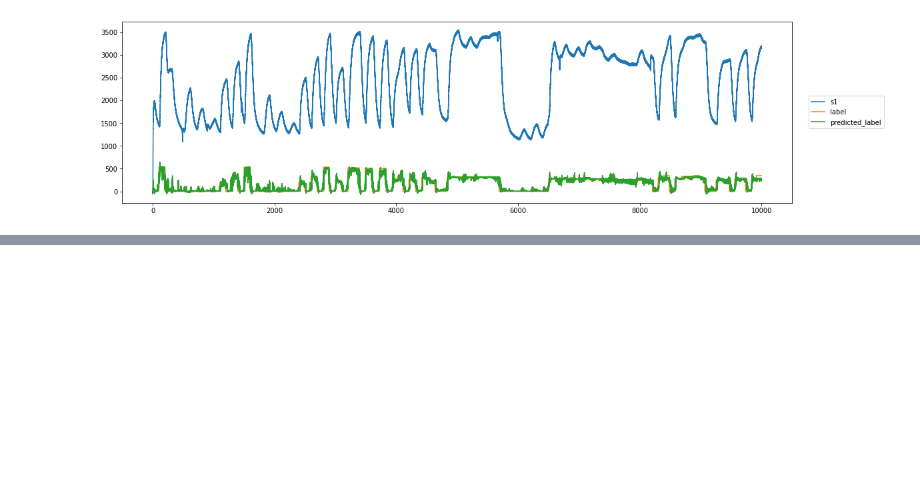
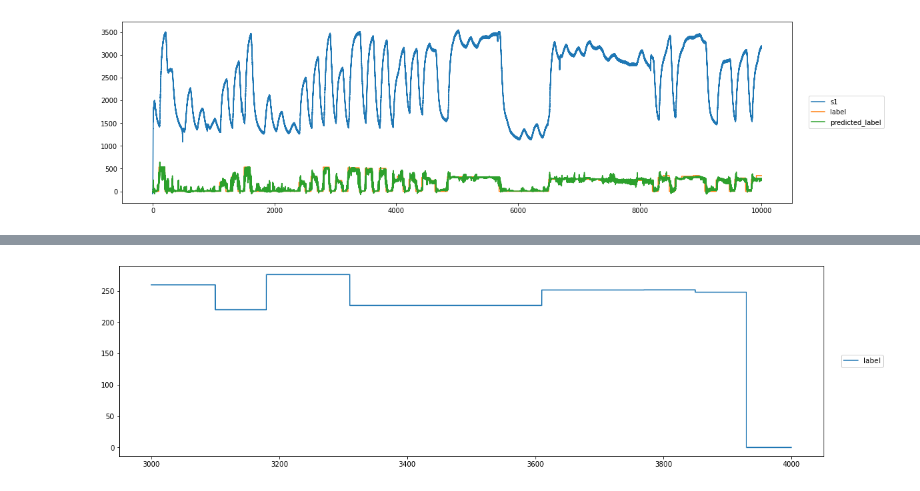
Before and after one commit to SunnyBaik/DS_Project_2, a Jupyter notebook: Code/visualization.ipynb, the cells around one changed output, grey strips where cells are left out. Cells and saved outputs as stored; diff of their text form; code cells hidden in the pictures; blank space fills up the shorter version.

```diff
--- a/Code/visualization.ipynb
+++ b/Code/visualization.ipynb
@@ -35,0 +43,5 @@ plot_time(model_predicted_train, time=(0, 10000), columns=['s1', 'label', 'predi
+# %%
+window_interval_predicted_test['time'] = window_predicted_test.index/100
+plot_time(window_interval_predicted_test, time=(3000,4000), columns=['label'])
+# %% [output]
+[figure, added]
```
Also changed, not shown: parts of 2 cells of this notebook, 2 other files.
